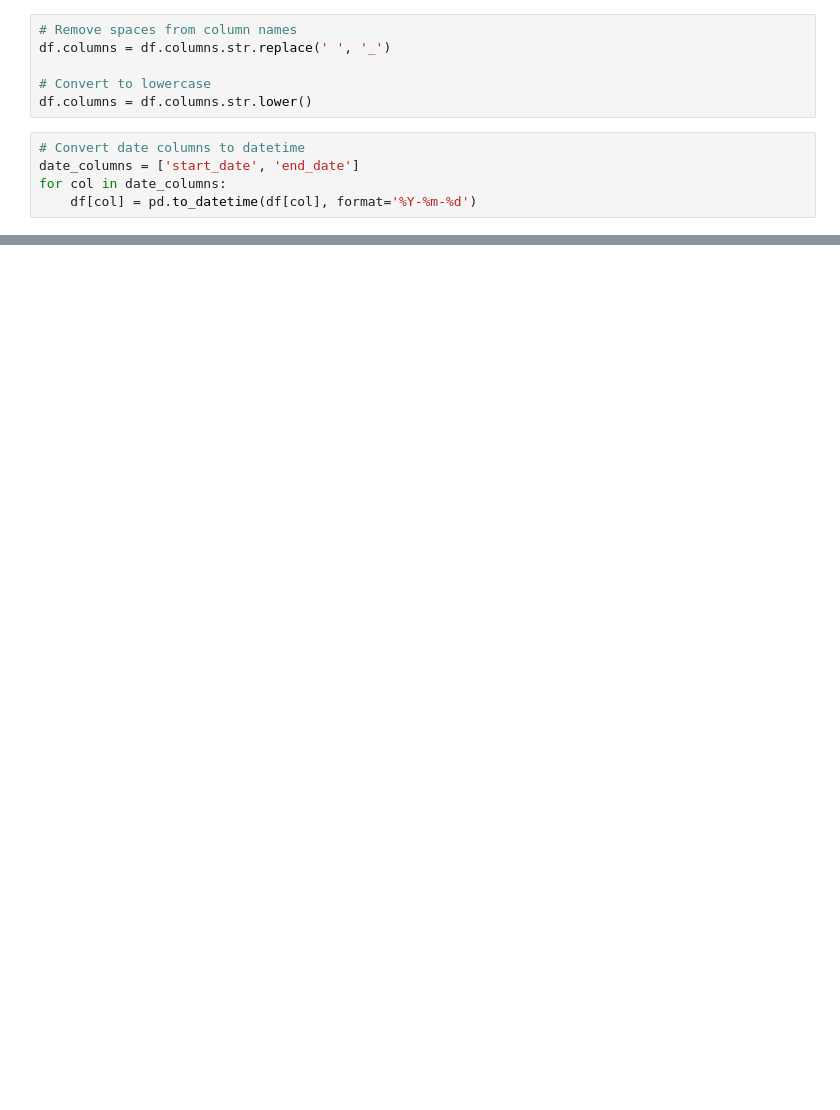
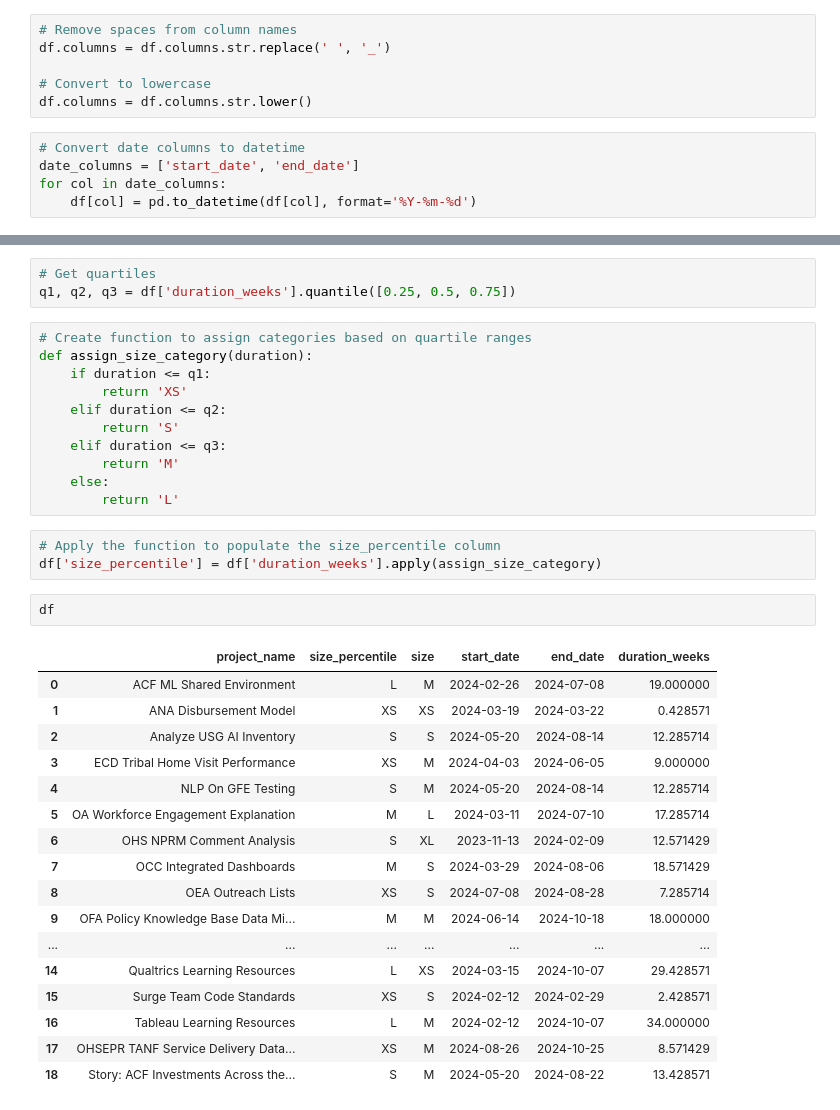
Before and after one commit to dbouquin/static_arch_project_vis, a Jupyter notebook: static_arch_project_vis.ipynb, the cells around one changed output, grey strips where cells are left out. Saved outputs shown, nothing was run; the diff lists cells and outputs as text; blank space fills up the shorter version.

```diff
--- a/static_arch_project_vis.ipynb
+++ b/static_arch_project_vis.ipynb
@@ -223,0 +206,37 @@ plt.show()
+# %%
+# Get quartiles
+q1, q2, q3 = df['duration_weeks'].quantile([0.25, 0.5, 0.75])
+# %%
+# Create function to assign categories based on quartile ranges
+def assign_size_category(duration):
+    if duration <= q1:
+        return 'XS'
+    elif duration <= q2:
+        return 'S'
+    elif duration <= q3:
+        return 'M'
+    else:
+        return 'L'
+# %%
+# Apply the function to populate the size_percentile column
+df['size_percentile'] = df['duration_weeks'].apply(assign_size_category)
+# %%
+df
+# %% [output]
+|  | project_name | size_percentile | size | start_date | end_date | duration_weeks |
+| 0 | ACF ML Shared Environment | L | M | 2024-02-26 | 2024-07-08 | 19.000000 |
+| 1 | ANA Disbursement Model | XS | XS | 2024-03-19 | 2024-03-22 | 0.428571 |
+| 2 | Analyze USG AI Inventory | S | S | 2024-05-20 | 2024-08-14 | 12.285714 |
+| 3 | ECD Tribal Home Visit Performance | XS | M | 2024-04-03 | 2024-06-05 | 9.000000 |
+| 4 | NLP On GFE Testing | S | M | 2024-05-20 | 2024-08-14 | 12.285714 |
+| 5 | OA Workforce Engagement Explanation | M | L | 2024-03-11 | 2024-07-10 | 17.285714 |
+| 6 | OHS NPRM Comment Analysis | S | XL | 2023-11-13 | 2024-02-09 | 12.571429 |
+| 7 | OCC Integrated Dashboards | M | S | 2024-03-29 | 2024-08-06 | 18.571429 |
+| 8 | OEA Outreach Lists | XS | S | 2024-07-08 | 2024-08-28 | 7.285714 |
+| 9 | OFA Policy Knowledge Base Data Mi... | M | M | 2024-06-14 | 2024-10-18 | 18.000000 |
+| ... | ... | ... | ... | ... | ... | ... |
+| 14 | Qualtrics Learning Resources | L | XS | 2024-03-15 | 2024-10-07 | 29.428571 |
+| 15 | Surge Team Code Standards | XS | S | 2024-02-12 | 2024-02-29 | 2.428571 |
+| 16 | Tableau Learning Resources | L | M | 2024-02-12 | 2024-10-07 | 34.000000 |
+| 17 | OHSEPR TANF Service Delivery Data... | XS | M | 2024-08-26 | 2024-10-25 | 8.571429 |
+| 18 | Story: ACF Investments Across the... | S | M | 2024-05-20 | 2024-08-22 | 13.428571 |
```
Also changed, not shown: parts of 10 cells of this notebook, 1 other file.
